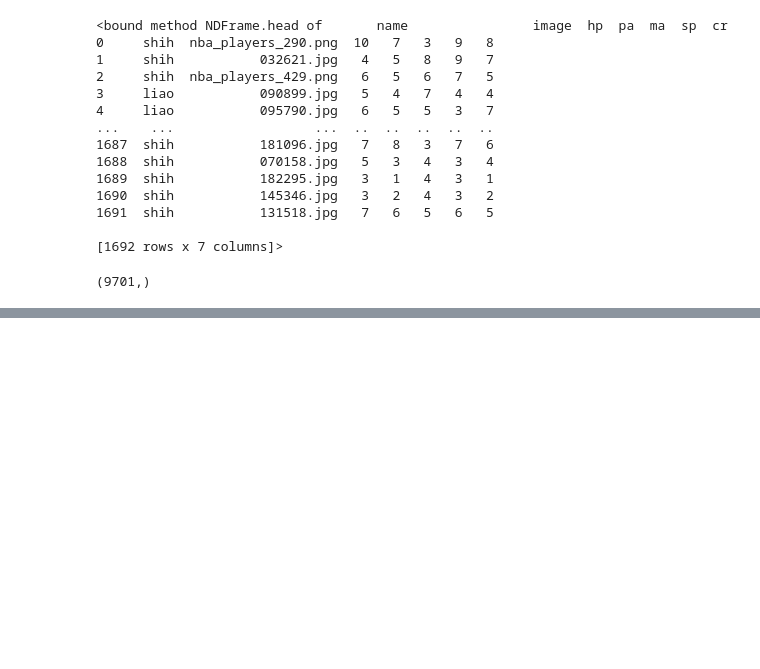
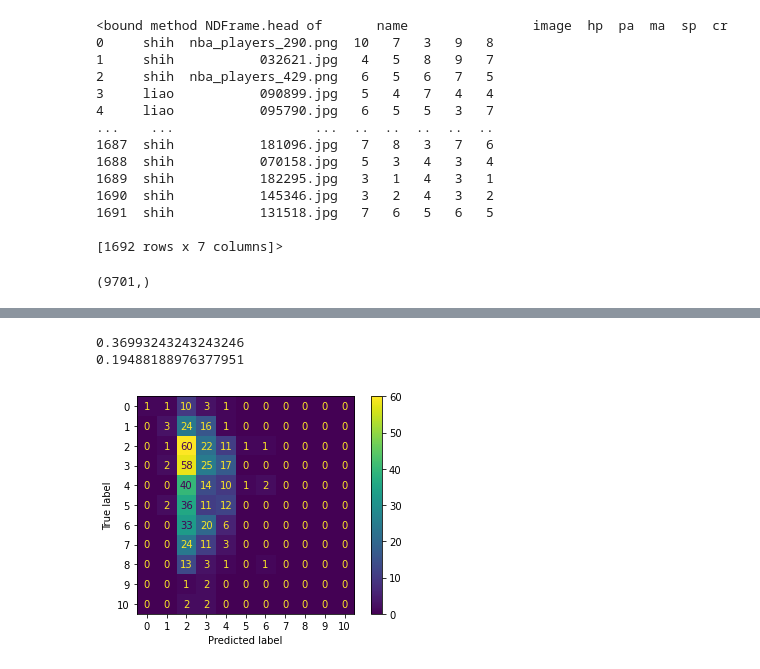
Before and after one commit to mcshih/ML_final_projecct, a Jupyter notebook: ml_project.ipynb, the cells around one changed output, grey strips where cells are left out. Cells and saved outputs as stored; diff of their text form; code cells hidden in the pictures; blank space fills up the shorter version.

```diff
--- a/ml_project.ipynb
+++ b/ml_project.ipynb
@@ -73,0 +97,6 @@ plt.show()
+# %%
+clf_testing(X_train5, X_test5, y_train5, y_test5)
+# %% [output]
+0.36993243243243246
+0.19488188976377951
+[figure, added]
```
Also changed, not shown: parts of 8 cells of this notebook.
